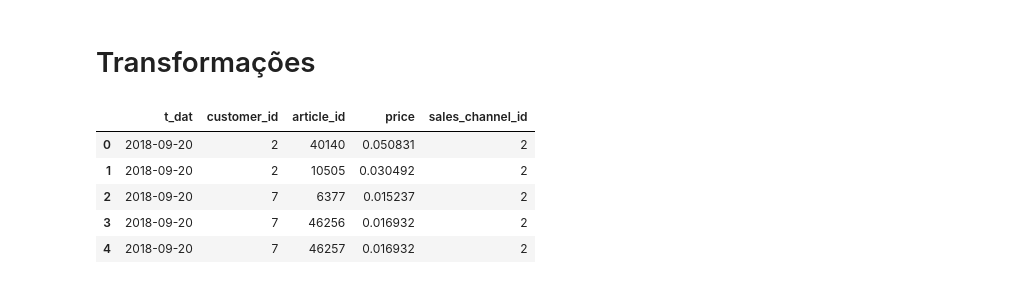
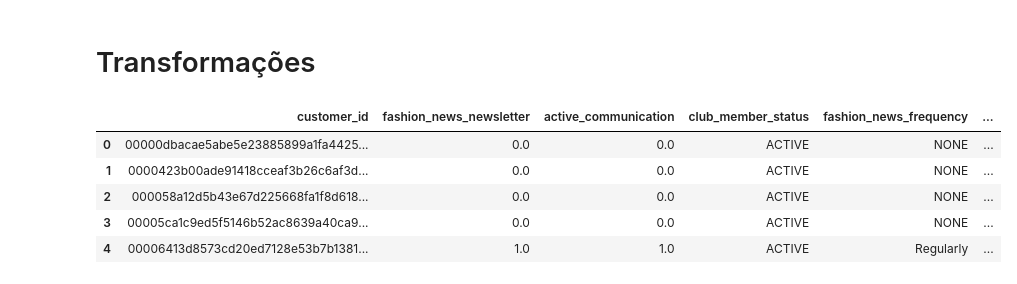
Before and after one commit to enyasantos/Kaggle_Personalized_Fashion_Recommendations, a Jupyter notebook: tp.ipynb, the cells around one changed output. Saved outputs shown, nothing was run; the diff lists cells and outputs as text; code cells hidden in the pictures.

```diff
--- a/tp.ipynb
+++ b/tp.ipynb
@@ -226,3 +589,5 @@ pd.get_dummies(customers["club_member_status"]).head()
 | 2 | 1 | 0 | 0 |
 | 3 | 1 | 0 | 0 |
 | 4 | 1 | 0 | 0 |
+# %%
+customers['club_member_status'].fillna("NEVER JOINED", inplace=True)
@@ -228,0 +614,3 @@ pd.get_dummies(customers["club_member_status"]).head()
+# %%
+max_age, min_age = iqr_fence(customers['age'])
+print(f"Min: {min_age}  Max: {max_age}")
@@ -228,0 +636,2 @@ pd.get_dummies(customers["club_member_status"]).head()
+# %%
+customers.loc[customers['age'] > max_age, ['age']] = max_age
@@ -228,0 +642,2 @@ pd.get_dummies(customers["club_member_status"]).head()
+# %%
+customers["age"].fillna(0, inplace=True)
@@ -241,9 +704,9 @@ dt_articles['article_id'] = dt_articles[['article_id']].apply(LabelEncoder().fit
 # %%
-dt_transactions.head()
+customers.head()
 # %% [output]
-|  | t_dat | customer_id | article_id | price | sales_channel_id |
-| 0 | 2018-09-20 | 2 | 40140 | 0.050831 | 2 |
-| 1 | 2018-09-20 | 2 | 10505 | 0.030492 | 2 |
-| 2 | 2018-09-20 | 7 | 6377 | 0.015237 | 2 |
-| 3 | 2018-09-20 | 7 | 46256 | 0.016932 | 2 |
-| 4 | 2018-09-20 | 7 | 46257 | 0.016932 | 2 |
+|  | customer_id | fashion_news_newsletter | active_communication | club_member_status | fashion_news_frequency | ... |
+| 0 | 00000dbacae5abe5e23885899a1fa4425... | 0.0 | 0.0 | ACTIVE | NONE | ... |
+| 1 | 0000423b00ade91418cceaf3b26c6af3d... | 0.0 | 0.0 | ACTIVE | NONE | ... |
+| 2 | 000058a12d5b43e67d225668fa1f8d618... | 0.0 | 0.0 | ACTIVE | NONE | ... |
+| 3 | 00005ca1c9ed5f5146b52ac8639a40ca9... | 0.0 | 0.0 | ACTIVE | NONE | ... |
+| 4 | 00006413d8573cd20ed7128e53b7b1381... | 1.0 | 1.0 | ACTIVE | Regularly | ... |
```
Also changed, not shown: parts of 109 cells of this notebook, 1 other file.
